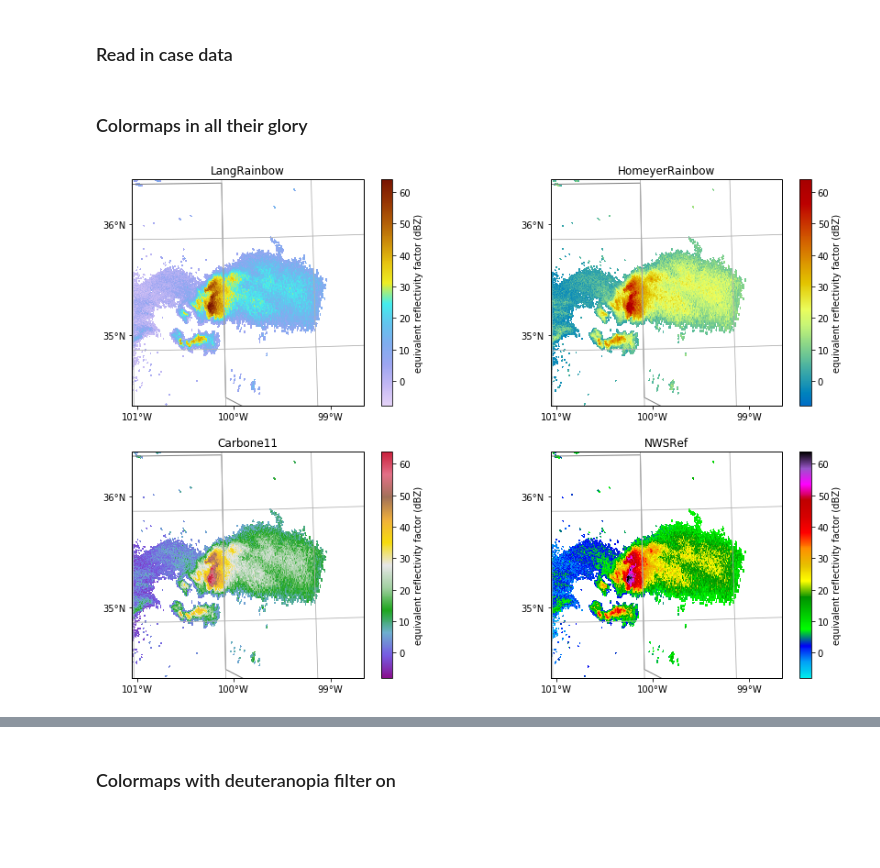
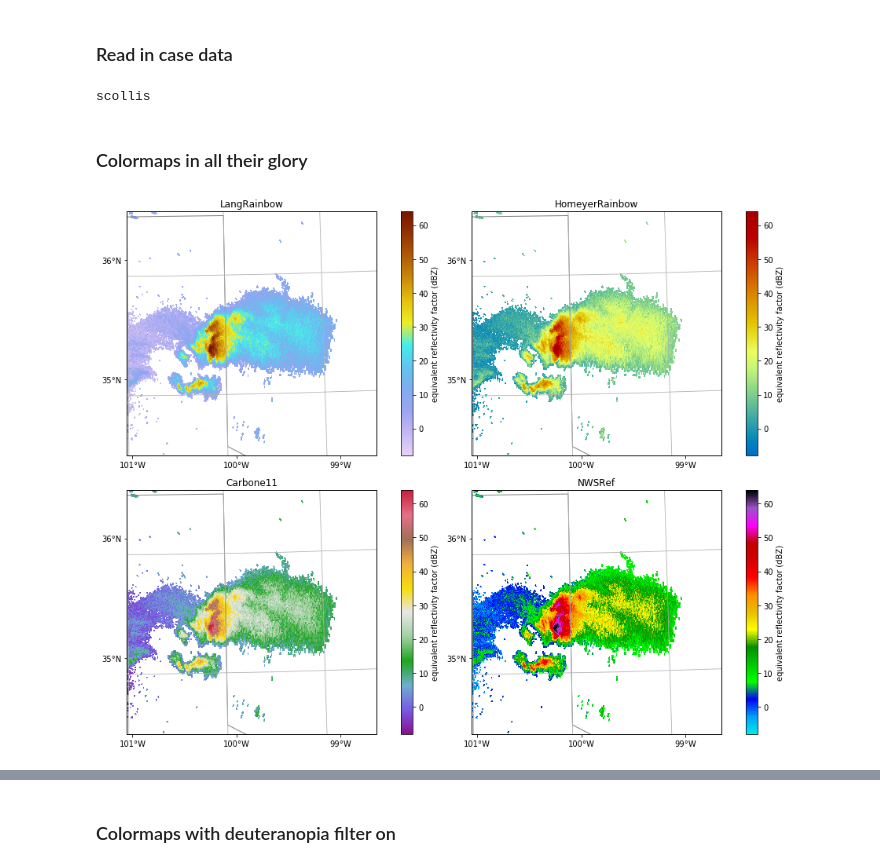
Before and after one commit to EVS-ATMOS/CVD-colormaps, a Jupyter notebook: notebooks/Mallard_Fire_Pyrocumulonimbus.ipynb, the cells around one changed output, grey strips where cells are left out. Cells and saved outputs as stored; diff of their text form; code cells hidden in the pictures; blank space fills up the shorter version.

Commit message:
ADD: Tight layout and velocity on Mallard fire

```diff
--- a/notebooks/Mallard_Fire_Pyrocumulonimbus.ipynb
+++ b/notebooks/Mallard_Fire_Pyrocumulonimbus.ipynb
@@ -74,8 +113,16 @@ protanopia_Carbone11.N = pyart.graph.cm.Carbone11.N
 # %% [markdown]
 ### Read in case data
+# %%
+username = getpass.getuser()
+print(username)
+# %% [output]
+scollis
 # %%
 # Data available from http://noaa-nexrad-level2.s3.amazonaws.com/2018/05/12/KAMA/KAMA20180512_003440_V06
-radar = pyart.io.read('/Users/tjlang/Documents/Wildfire/mallard/KAMA20180512_003440_V06')
+if username == 'scollis':
+    radar = pyart.io.read('/data/KAMA20180512_003440_V06')
+else:
+    radar = pyart.io.read('/Users/tjlang/Documents/Wildfire/mallard/KAMA20180512_003440_V06')
 # %% [markdown]
 ### Colormaps in all their glory
 # %%
@@ -85,24 +132,26 @@ rhorng = [0, 1]
 # %%
 # Reflectivity - No CVD
 ext = [-101, -98.5, 34.5, 36.5]
 radar_display = pyart.graph.RadarMapDisplayCartopy(radar)
 projection = cartopy.crs.LambertConformal(
     central_longitude=radar_display.loc[1], central_latitude=radar_display.loc[0])
 
 f, axarr = plt.subplots(2, 2, subplot_kw={'projection': projection}, figsize=[15, 10])
 radar_display.plot_ppi_map('reflectivity', sweep=0, vmin=zrng[0], vmax=zrng[1],
                            cmap=LangRainbow12, ax=axarr[0][0], title="LangRainbow")
 radar_display.plot_ppi_map('reflectivity', sweep=0, vmin=zrng[0], vmax=zrng[1],
                            cmap=HomeyerRainbow, ax=axarr[0][1], title='HomeyerRainbow')
 radar_display.plot_ppi_map('reflectivity', sweep=0, vmin=zrng[0], vmax=zrng[1],
                            cmap=pyart.graph.cm.Carbone11, ax=axarr[1][0], title='Carbone11')
 radar_display.plot_ppi_map('reflectivity', sweep=0, vmin=zrng[0], vmax=zrng[1],
                            cmap=pyart.graph.cm.NWSRef, ax=axarr[1][1], title='NWSRef')
 for ax in np.ravel(axarr):
     ax.set_extent(ext)
+
+plt.tight_layout(w_pad=-15)
 plt.savefig('../images/mallard_ref_no_CVD.png')
 # %% [output]
-[figure, old version]
+[figure, new version]
 # %%
 # Differential Reflectivity - No CVD
 f, axarr = plt.subplots(2, 2, subplot_kw={'projection': projection}, figsize=[15, 10])
```
Also changed, not shown: parts of 16 cells of this notebook.
